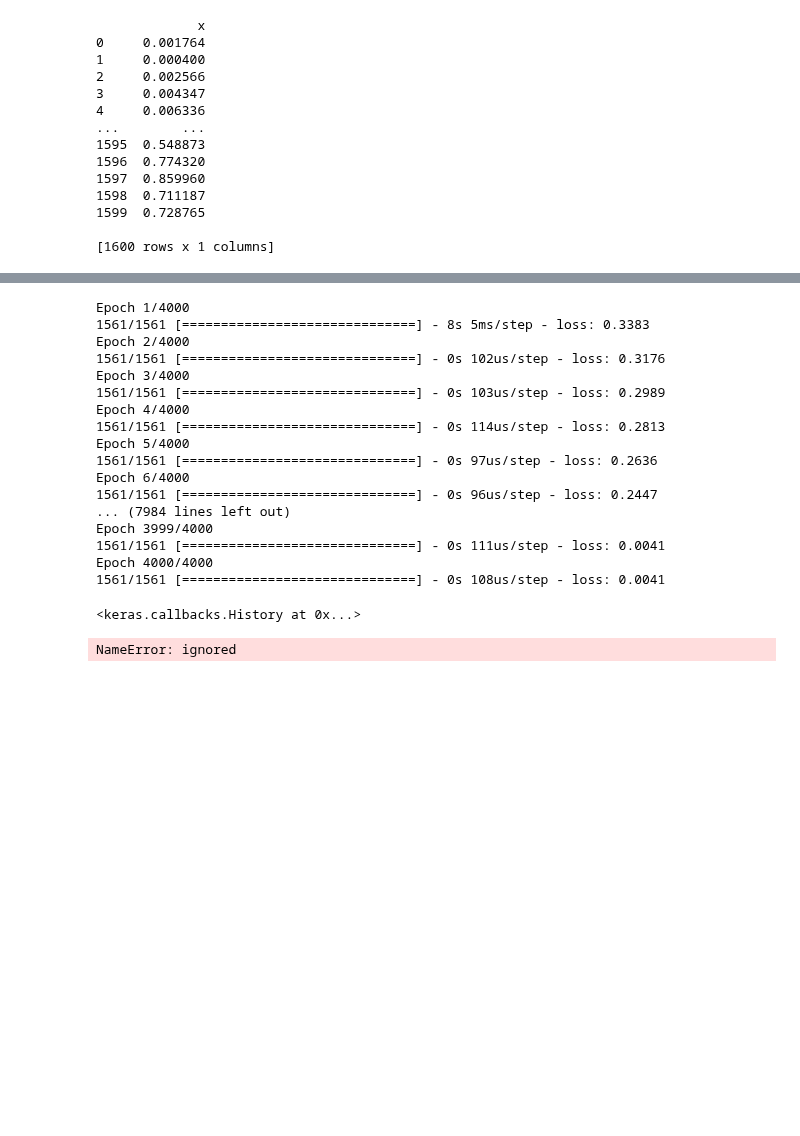
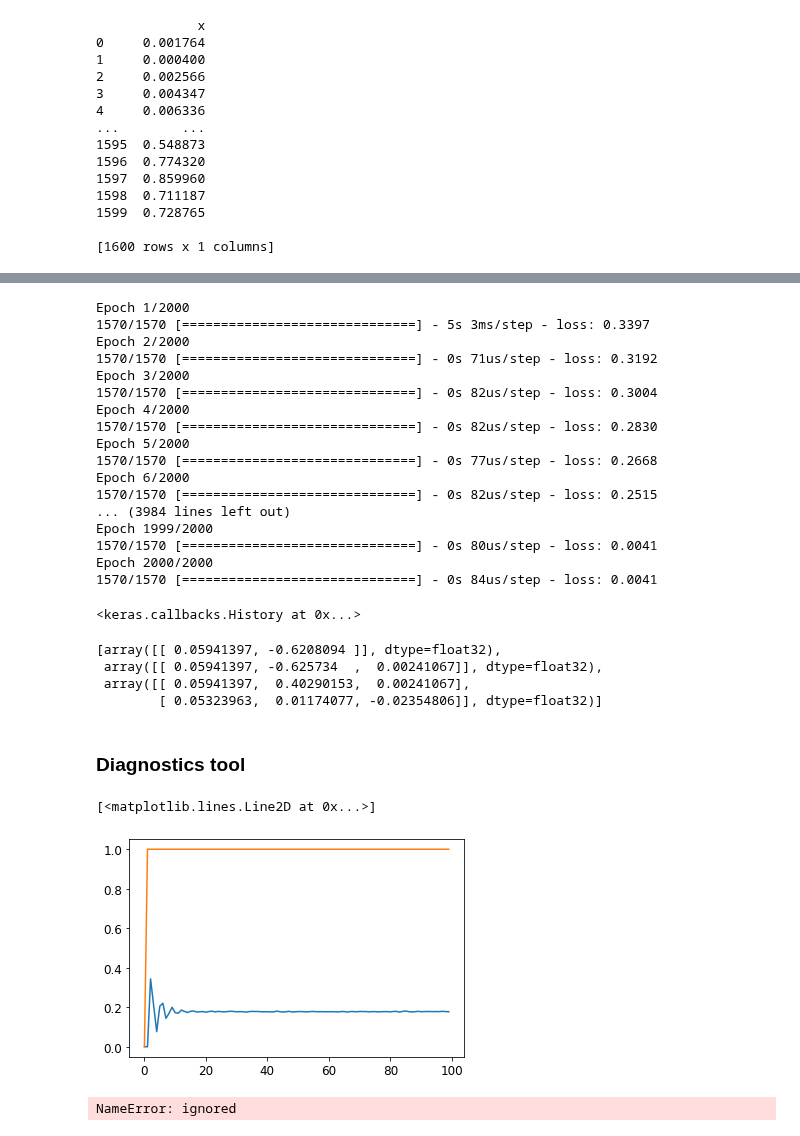
Before and after one commit to mfrdixon/alpha-RNN, a Jupyter notebook: copy_of_copy_Alpha_RNNs_regime_switching.ipynb, the cells around one changed output, grey strips where cells are left out. Cells and saved outputs as stored; diff of their text form; code cells hidden in the pictures; blank space fills up the shorter version.

```diff
--- a/copy_of_copy_Alpha_RNNs_regime_switching.ipynb
+++ b/copy_of_copy_Alpha_RNNs_regime_switching.ipynb
@@ -1922,23 +1929,30 @@ lstm = LSTM_(nodes_alpharnn,0)
 lstm.fit(x_train_reg,y_train_reg,epochs=2000, batch_size=100,callbacks=[es],shuffle=False)
 # %%
 rs = RS_(nodes_alpharnn,0,1)
-rs.fit(x_train_reg,y_train_reg,epochs=4000, batch_size=100,callbacks=[es],shuffle=False)
+rs.fit(x_train_reg,y_train_reg,epochs=2000, batch_size=100,callbacks=[es],shuffle=False)
 # %% [output]
-Epoch 1/4000
-1561/1561 [==============================] - 8s 5ms/step - loss: 0.3383
-Epoch 2/4000
-1561/1561 [==============================] - 0s 102us/step - loss: 0.3176
-Epoch 3/4000
-1561/1561 [==============================] - 0s 103us/step - loss: 0.2989
-Epoch 4/4000
-1561/1561 [==============================] - 0s 114us/step - loss: 0.2813
-Epoch 5/4000
-1561/1561 [==============================] - 0s 97us/step - loss: 0.2636
-Epoch 6/4000
-1561/1561 [==============================] - 0s 96us/step - loss: 0.2447
-... (7984 lines left out)
-Epoch 3999/4000
-1561/1561 [==============================] - 0s 111us/step - loss: 0.0041
-Epoch 4000/4000
-1561/1561 [==============================] - 0s 108us/step - loss: 0.0041
+Epoch 1/2000
+1570/1570 [==============================] - 5s 3ms/step - loss: 0.3397
+Epoch 2/2000
+1570/1570 [==============================] - 0s 71us/step - loss: 0.3192
+Epoch 3/2000
+1570/1570 [==============================] - 0s 82us/step - loss: 0.3004
+Epoch 4/2000
+1570/1570 [==============================] - 0s 82us/step - loss: 0.2830
+Epoch 5/2000
+1570/1570 [==============================] - 0s 77us/step - loss: 0.2668
+Epoch 6/2000
+1570/1570 [==============================] - 0s 82us/step - loss: 0.2515
+... (3984 lines left out)
+Epoch 1999/2000
+1570/1570 [==============================] - 0s 80us/step - loss: 0.0041
+Epoch 2000/2000
+1570/1570 [==============================] - 0s 84us/step - loss: 0.0041
 <keras.callbacks.History at 0x...>
+# %%
+rs.layers[0].get_weights()
+# %% [output]
+[array([[ 0.05941397, -0.6208094 ]], dtype=float32),
+ array([[ 0.05941397, -0.625734  ,  0.00241067]], dtype=float32),
+ array([[ 0.05941397,  0.40290153,  0.00241067],
+        [ 0.05323963,  0.01174077, -0.02354806]], dtype=float32)]
@@ -1944,0 +1965,2 @@ Epoch 4000/4000
+# %% [markdown]
+### Diagnostics tool
@@ -1945,3 +1973,14 @@ Epoch 4000/4000
+# %%
+b_us,b_uh1,b_uh2=0,0,0
+alpha=0.9
+np.random.seed(0)
+x_t_RNN, alpha_hat_ar, s_ar=simulateAlphaRNN(30, 2000, plain=False, fixed_alpha=True, alpha=alpha)
+# %%
+plt.plot(x_t_RNN[:100])
+plt.plot(s_ar[:100])
+# %% [output]
+[<matplotlib.lines.Line2D at 0x...>]
+[figure, added]
 # %%
 nodes_alpharnnt=1 # 4.8867e-04
 # %%
```
Also changed, not shown: parts of 14 cells of this notebook.
